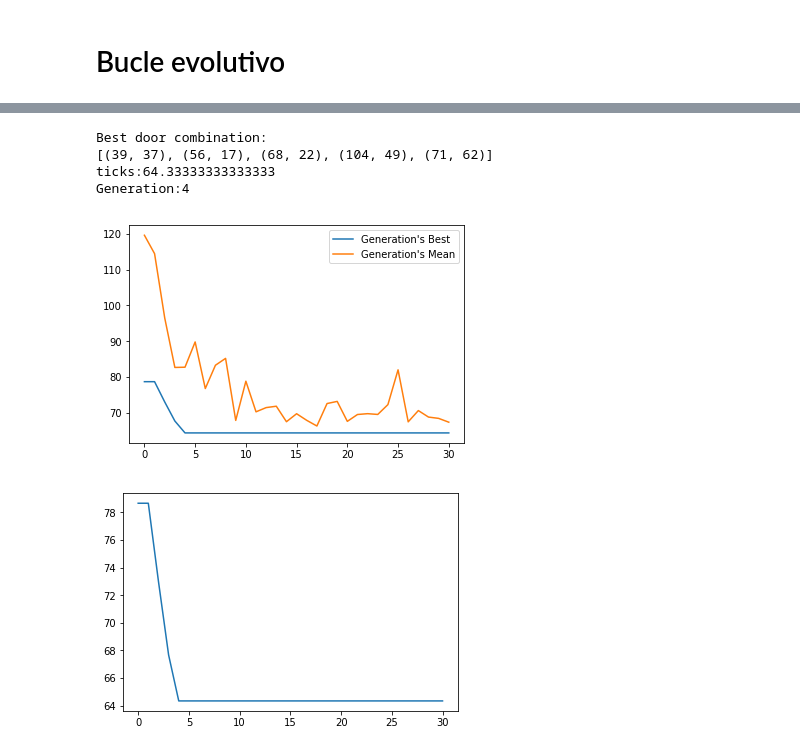
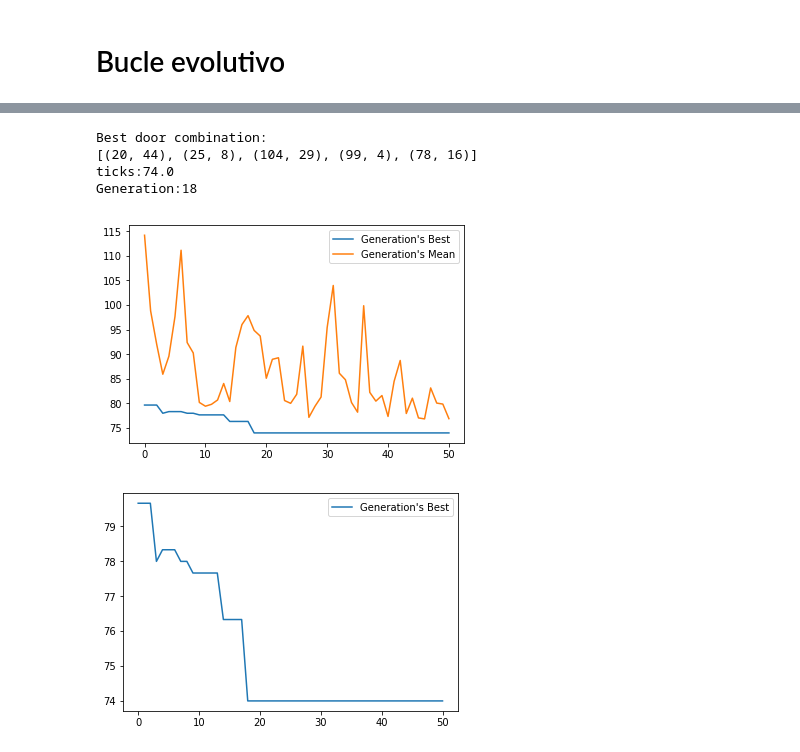
Before and after one commit to fr4j4/INFO267_2018_TAREA_GA, a Jupyter notebook: tareaplusplus.ipynb, the cells around one changed output, grey strips where cells are left out. Saved outputs shown, nothing was run; the diff lists cells and outputs as text; code cells hidden in the pictures.

```diff
--- a/tareaplusplus.ipynb
+++ b/tareaplusplus.ipynb
@@ -23,19 +23,16 @@ netlogo = None
 import platform
 import pyNetLogo
 import random
-import numpy as np
-import pprint
-pp = pprint.PrettyPrinter(indent=4)
 
 netlogo_gui=False #ejecutar netlogo con interfaz grafica (True = si, False = no)
 current_gen = 0 #contador de la generación actual
-max_gen=30 #total de generaciones
+max_gen=50 #total de generaciones
 n_doors = 5 #numero de puertas a ubicar
 pop_size=20 #tamaño poblacion
 n_iterations=3 #cantidad de iteraciones por individuo
 n_tournament=4 #cantidad de individuos por torneo
 p_cross=0.5#probabilidad de recombinacion
-p_mut=0.2 #probabilidad de mutacion
+p_mut=0.05 #probabilidad de mutacion
 
 plan_file="school.plan"
 
@@ -381,24 +290,23 @@ best_doors = list(map(lambda i:good_doors[i] ,best_of_all_time['doors']))
 print("Best door combination:\n{0}\nticks:{1}\nGeneration:{2}".format(best_doors,best_of_all_time['ticks'],best_of_all_time['gen']))
 
 plt.plot(x_points,y_points,z_points)
-plt.legend(("Generation's Best","Generation's Mean"))
+plt.legend(["Generation's Best","Generation's Mean"])
 plt.show()
 # %% [output]
 Best door combination:
-[(39, 37), (56, 17), (68, 22), (104, 49), (71, 62)]
-ticks:64.33333333333333
-Generation:4
+[(20, 44), (25, 8), (104, 29), (99, 4), (78, 16)]
+ticks:74.0
+Generation:18
-[figure, old version]
+[figure, new version]
 # %%
-import matplotlib.pyplot as plt
-
 x_points=list(map(lambda x:x[0],best_of))
 y_points=list(map(lambda x:x[1]['ticks'],best_of))
 
 plt.plot(x_points,y_points)
+plt.legend(["Generation's Best"])
 plt.show()
 # %% [output]
-[figure, old version]
+[figure, new version]
 # %%
 x_points=list(map(lambda x:x[0],all_mean))
 y_points=list(map(lambda x:x[1],all_mean))
```
Also changed, not shown: parts of 12 cells of this notebook.
